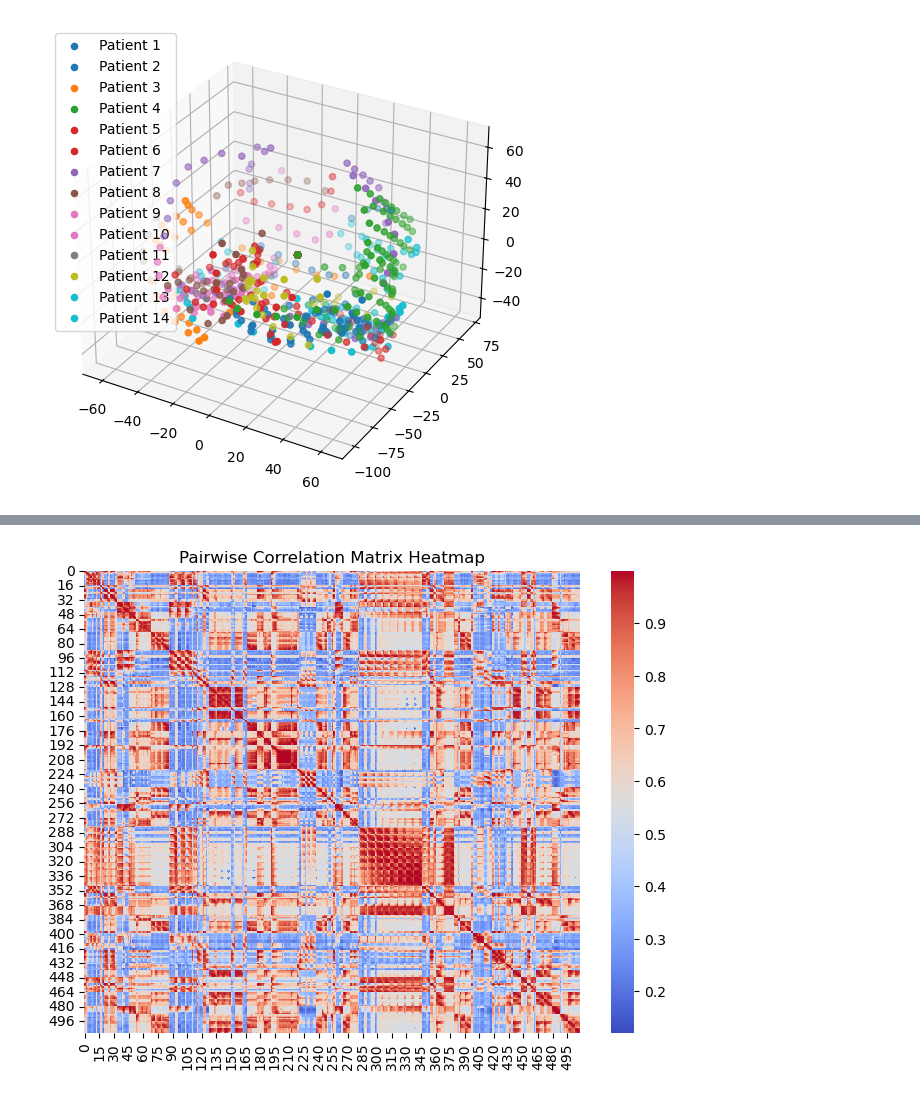
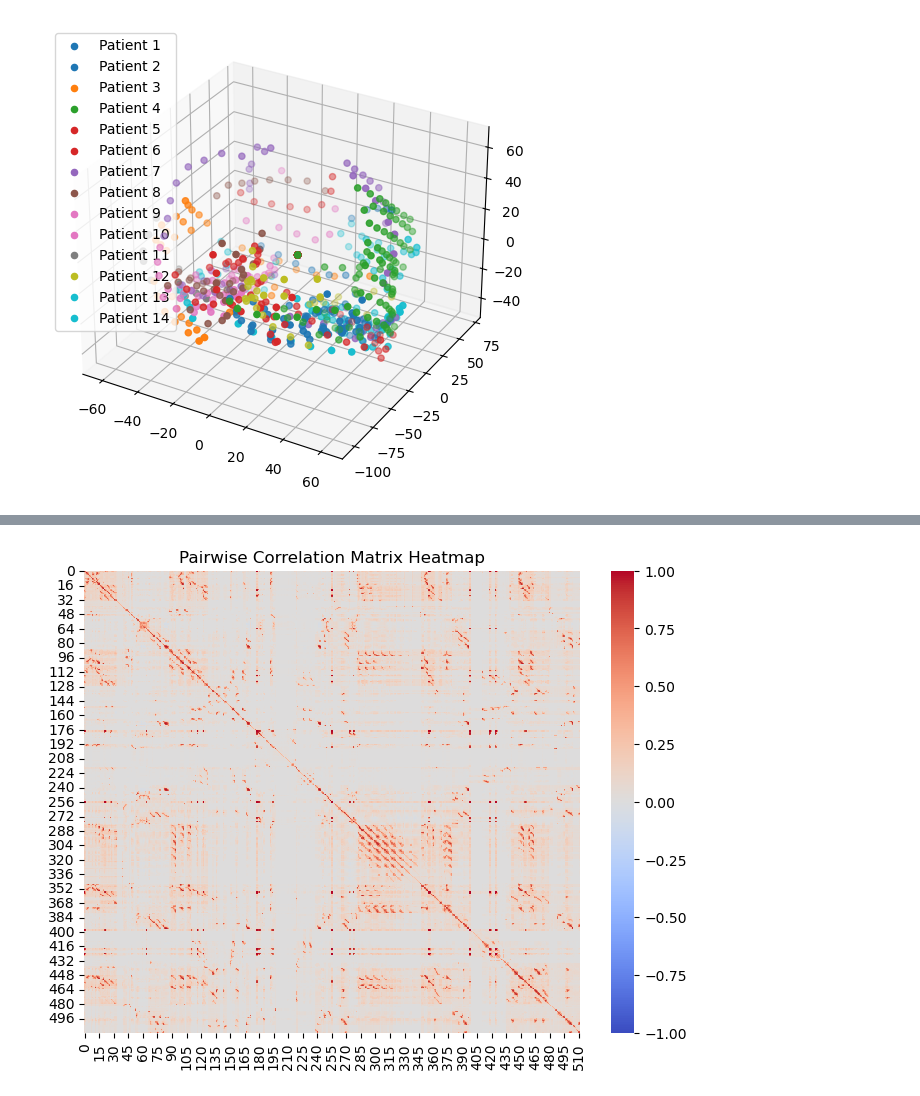
Before and after one commit to NoahWanless/SuperEeg-M467-project, a Jupyter notebook: Correlation.ipynb, the cells around one changed output, grey strips where cells are left out. Saved outputs shown, nothing was run; the diff lists cells and outputs as text; code cells hidden in the pictures.

```diff
--- a/Correlation.ipynb
+++ b/Correlation.ipynb
@@ -197,18 +148,47 @@ def z(input1):
 def r(input2):
     input2 = np.clip(input2, -100, 100)  # avoid exp overflow
     return (np.exp(2 * input2) - 1) / (np.exp(2 * input2) + 1)
-# %%
-import pandas as pd
-import seaborn as sns
-import matplotlib.pyplot as plt
-
-#Look at one patient
-
-plt.figure(figsize=(8, 6))
-
-sns.heatmap(r(np.average(z(np.stack(correlation_matrices, axis=0)), axis=0)), cmap='coolwarm')
-
-plt.title('Pairwise Correlation Matrix Heatmap')
-plt.show()
-# %% [output]
-[figure, removed]
+# %%
+correlation_matrices = []
+for i, matrix in enumerate(dropped):
+    original_patient_idx = kept_patient_indices[i]
+
+    patient_electrode_indices = mapping_clean[
+        mapping_clean[:, 1] == original_patient_idx, 0
+    ].astype(int)
+
+    if matrix.shape[0] < matrix.shape[1]:
+        matrix = matrix.T
+
+    n_electrodes = matrix.shape[1]
+
+    corr = pd.DataFrame(matrix).corr().values
+
+    # Apply Fisher Z BEFORE RBF interpolation
+    corr_z = z(corr)
+
+    W = rbf_matrix[:, patient_electrode_indices]
+
+    # Interpolate in Z-space
+    numerator = W @ corr_z @ W.T
+
+    W_sum = W @ np.ones((n_electrodes, n_electrodes)) @ W.T
+
+    C_hat_z = np.divide(
+        numerator, W_sum,
+        where=W_sum > 1e-10,
+        out=np.zeros((512, 512))
+    )
+
+    correlation_matrices.append(C_hat_z)  # store Z-space matrices
+
+# Average in Z-space, THEN inverse transform
+avg_z = np.nanmean(np.stack(correlation_matrices, axis=0), axis=0)
+final_corr = r(avg_z)  # single inverse transform at the end
+
+plt.figure(figsize=(8, 6))
+sns.heatmap(final_corr, cmap='coolwarm', center=0, vmin=-1, vmax=1)
+plt.title('Pairwise Correlation Matrix Heatmap')
+plt.show()
+# %% [output]
+[figure, added]
```
Also changed, not shown: parts of 6 cells of this notebook.
